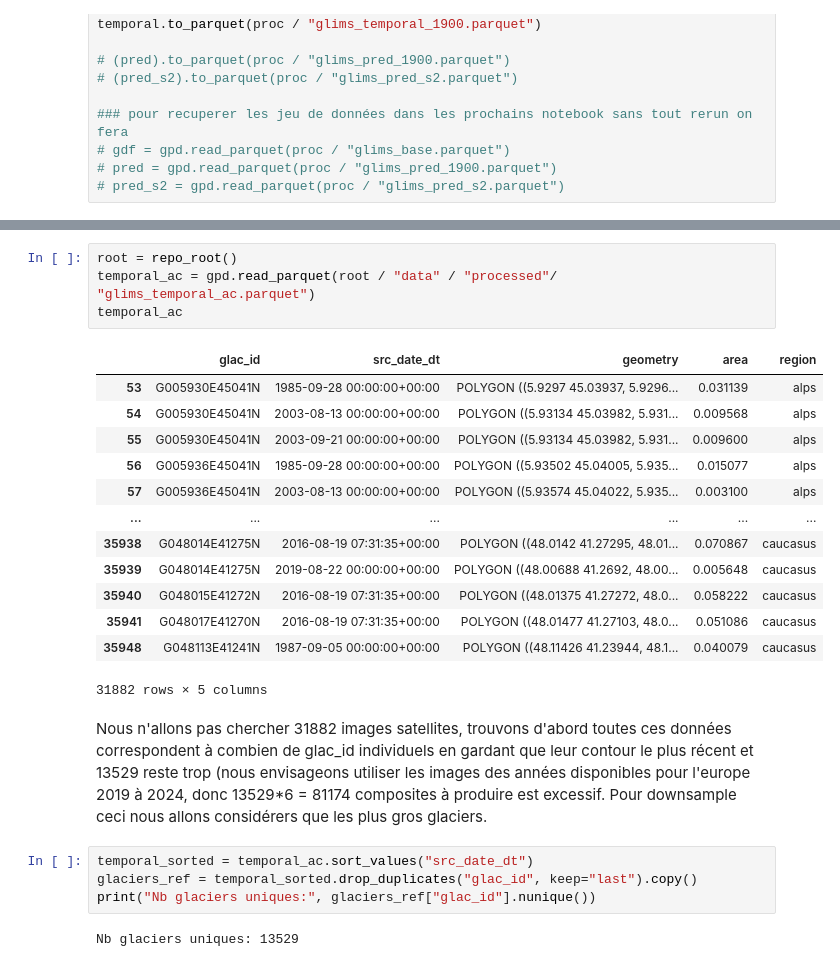
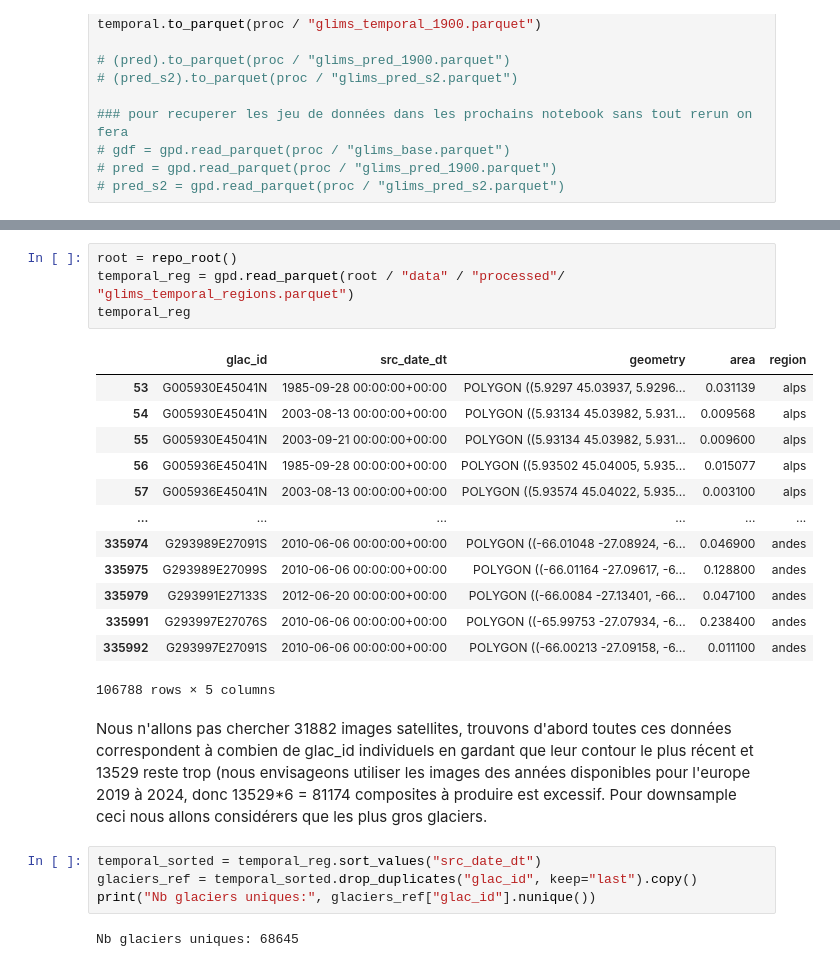
Before and after one commit to pierre-emery/projet_glacier, a Jupyter notebook: notebooks/data_fetch_clean.ipynb, the cells around one changed output, grey strips where cells are left out. Drawn from its saved outputs; the diff is of its cells as text.

Commit message:
Fetching s2 data

```diff
--- a/notebooks/data_fetch_clean.ipynb
+++ b/notebooks/data_fetch_clean.ipynb
@@ -322,30 +269,30 @@ temporal_ac.to_parquet(proc / "glims_temporal_ac.parquet")
   cent = gdf.geometry.centroid
 # %%
 root = repo_root()
-temporal_ac = gpd.read_parquet(root / "data" / "processed"/ "glims_temporal_ac.parquet")
-temporal_ac
+temporal_reg = gpd.read_parquet(root / "data" / "processed"/ "glims_temporal_regions.parquet")
+temporal_reg
 # %% [output]
 |  | glac_id | src_date_dt | geometry | area | region |
 | 53 | G005930E45041N | 1985-09-28 00:00:00+00:00 | POLYGON ((5.9297 45.03937, 5.9296... | 0.031139 | alps |
 | 54 | G005930E45041N | 2003-08-13 00:00:00+00:00 | POLYGON ((5.93134 45.03982, 5.931... | 0.009568 | alps |
 | 55 | G005930E45041N | 2003-09-21 00:00:00+00:00 | POLYGON ((5.93134 45.03982, 5.931... | 0.009600 | alps |
 | 56 | G005936E45041N | 1985-09-28 00:00:00+00:00 | POLYGON ((5.93502 45.04005, 5.935... | 0.015077 | alps |
 | 57 | G005936E45041N | 2003-08-13 00:00:00+00:00 | POLYGON ((5.93574 45.04022, 5.935... | 0.003100 | alps |
 | ... | ... | ... | ... | ... | ... |
-| 35938 | G048014E41275N | 2016-08-19 07:31:35+00:00 | POLYGON ((48.0142 41.27295, 48.01... | 0.070867 | caucasus |
-| 35939 | G048014E41275N | 2019-08-22 00:00:00+00:00 | POLYGON ((48.00688 41.2692, 48.00... | 0.005648 | caucasus |
-| 35940 | G048015E41272N | 2016-08-19 07:31:35+00:00 | POLYGON ((48.01375 41.27272, 48.0... | 0.058222 | caucasus |
-| 35941 | G048017E41270N | 2016-08-19 07:31:35+00:00 | POLYGON ((48.01477 41.27103, 48.0... | 0.051086 | caucasus |
-| 35948 | G048113E41241N | 1987-09-05 00:00:00+00:00 | POLYGON ((48.11426 41.23944, 48.1... | 0.040079 | caucasus |
+| 335974 | G293989E27091S | 2010-06-06 00:00:00+00:00 | POLYGON ((-66.01048 -27.08924, -6... | 0.046900 | andes |
+| 335975 | G293989E27099S | 2010-06-06 00:00:00+00:00 | POLYGON ((-66.01164 -27.09617, -6... | 0.128800 | andes |
+| 335979 | G293991E27133S | 2012-06-20 00:00:00+00:00 | POLYGON ((-66.0084 -27.13401, -66... | 0.047100 | andes |
+| 335991 | G293997E27076S | 2010-06-06 00:00:00+00:00 | POLYGON ((-65.99753 -27.07934, -6... | 0.238400 | andes |
+| 335992 | G293997E27091S | 2010-06-06 00:00:00+00:00 | POLYGON ((-66.00213 -27.09158, -6... | 0.011100 | andes |
-31882 rows × 5 columns
+106788 rows × 5 columns
 # %% [markdown]
 Nous n'allons pas chercher 31882 images satellites, trouvons d'abord toutes ces données correspondent à combien de glac_id individuels en gardant que leur contour le plus récent et 13529 reste trop (nous envisageons utiliser les images des années disponibles pour l'europe 2019 à 2024, donc 13529*6 = 81174 composites à produire est excessif. Pour downsample ceci nous allons considérers que les plus gros glaciers.
 # %%
-temporal_sorted = temporal_ac.sort_values("src_date_dt")
+temporal_sorted = temporal_reg.sort_values("src_date_dt")
 glaciers_ref = temporal_sorted.drop_duplicates("glac_id", keep="last").copy()
 print("Nb glaciers uniques:", glaciers_ref["glac_id"].nunique())
 # %% [output]
-Nb glaciers uniques: 13529
+Nb glaciers uniques: 68645
 # %%
 glaciers_ref = glaciers_ref[glaciers_ref["area"] >= 0.05].copy()
 glaciers_ref
```
Also changed, not shown: parts of 27 cells of this notebook, 3 other files.
